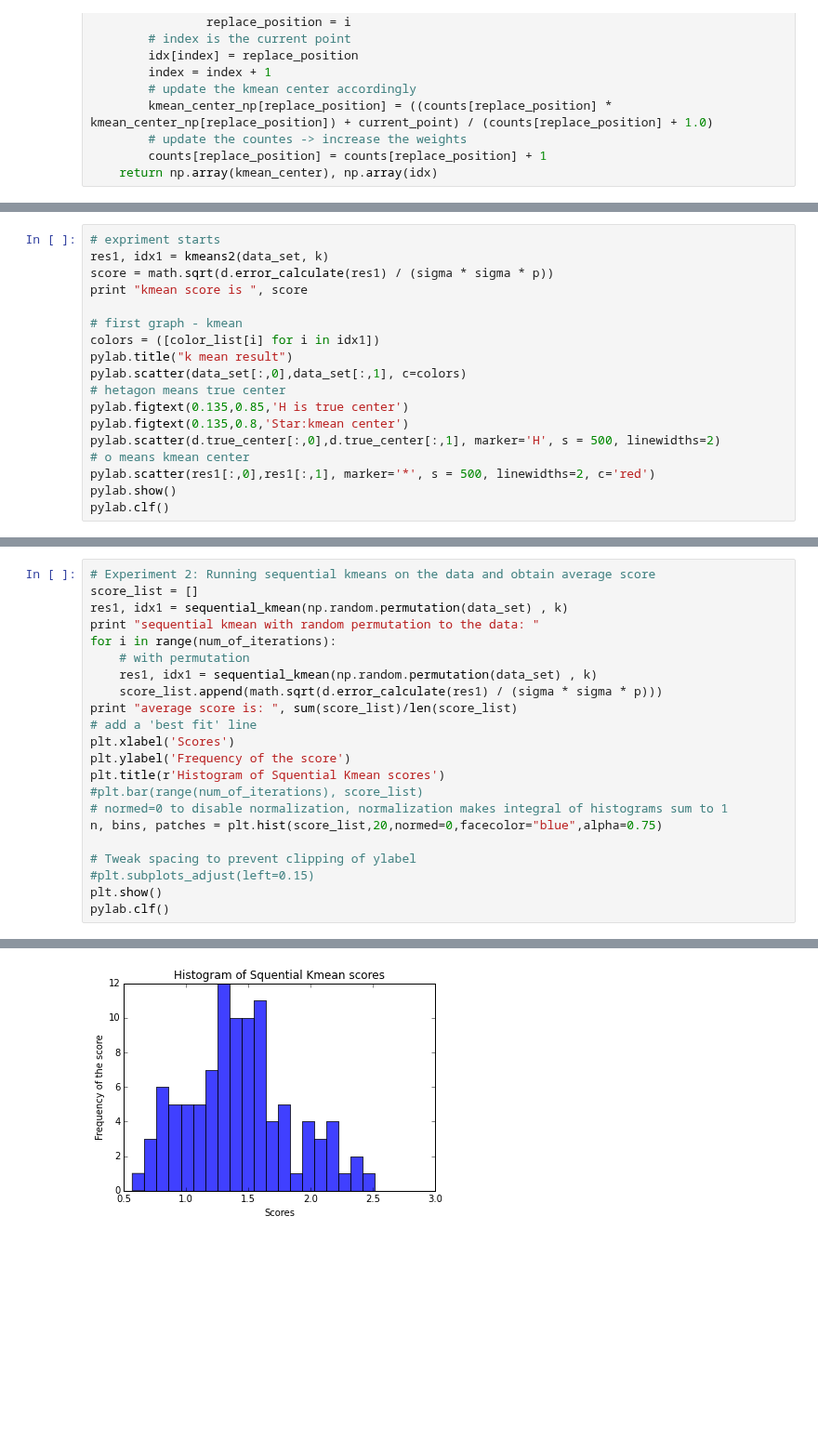
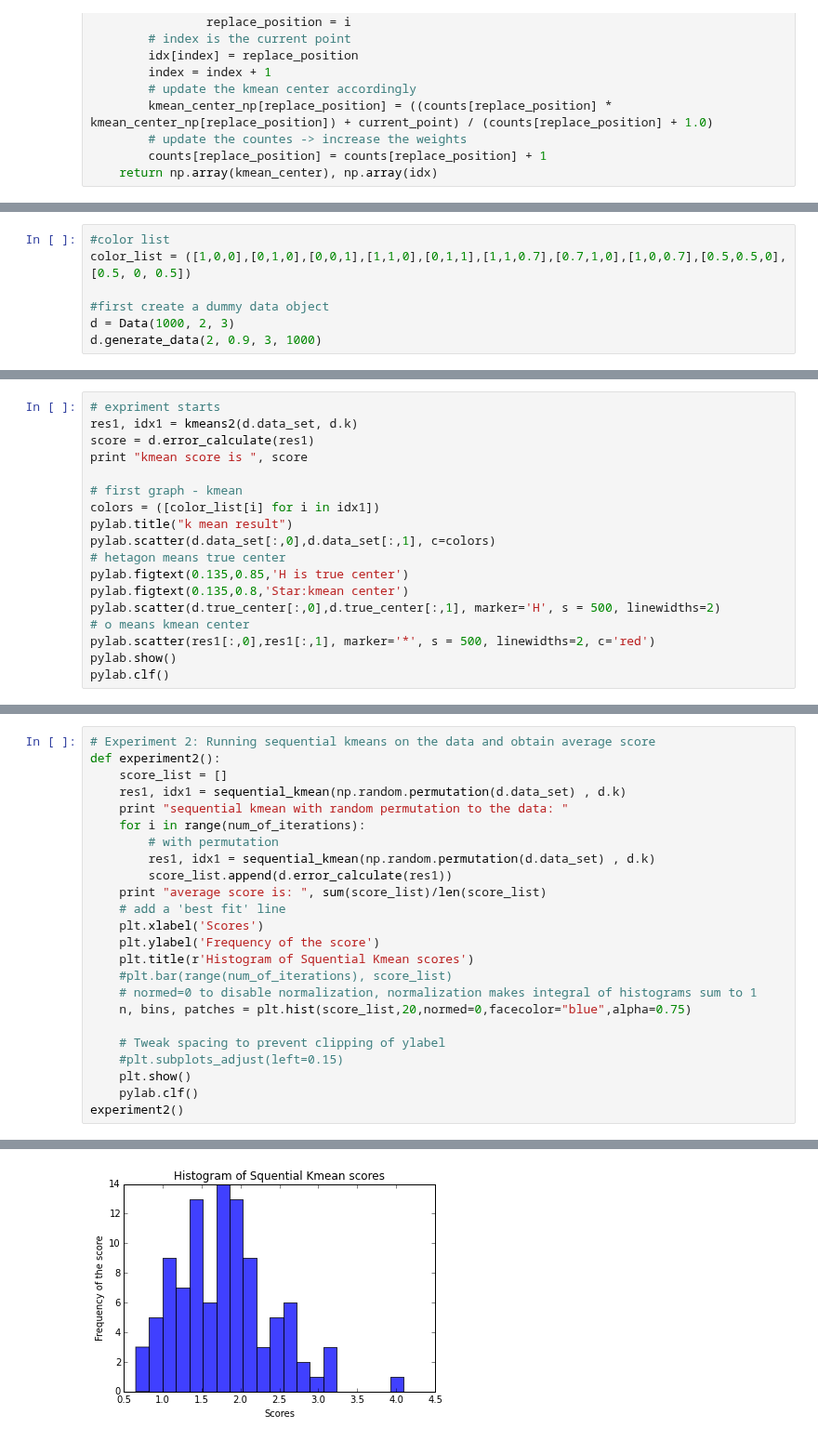
Before and after one commit to RuiqingQiu/K-Mean, a Jupyter notebook: kmeans.ipynb, the cells around one changed output, grey strips where cells are left out. Shown at 93% size. Saved outputs shown, nothing was run; the diff lists cells and outputs as text; blank space fills up the shorter version.

```diff
--- a/kmeans.ipynb
+++ b/kmeans.ipynb
@@ -188,0 +186,7 @@ true center is  [[ 0.25666313 -0.22577341]
+# %%
+#color list
+color_list = ([1,0,0],[0,1,0],[0,0,1],[1,1,0],[0,1,1],[1,1,0.7],[0.7,1,0],[1,0,0.7],[0.5,0.5,0], [0.5, 0, 0.5])
+
+#first create a dummy data object
+d = Data(1000, 2, 3)
+d.generate_data(2, 0.9, 3, 1000)
@@ -202,14 +210,14 @@ pylab.clf()
 <matplotlib.figure.Figure at 0x...>
 # %%
 # expriment starts
-res1, idx1 = kmeans2(data_set, k)
-score = math.sqrt(d.error_calculate(res1) / (sigma * sigma * p))
+res1, idx1 = kmeans2(d.data_set, d.k)
+score = d.error_calculate(res1)
 print "kmean score is ", score
 
 # first graph - kmean
 colors = ([color_list[i] for i in idx1])
 pylab.title("k mean result")
-pylab.scatter(data_set[:,0],data_set[:,1], c=colors)
+pylab.scatter(d.data_set[:,0],d.data_set[:,1], c=colors)
 # hetagon means true center
 pylab.figtext(0.135,0.85,'H is true center')
 pylab.figtext(0.135,0.8,'Star:kmean center')
@@ -268,25 +278,27 @@ average score is:  0.598048374445
 <matplotlib.figure.Figure at 0x...>
 # %%
 # Experiment 2: Running sequential kmeans on the data and obtain average score
-score_list = []
-res1, idx1 = sequential_kmean(np.random.permutation(data_set) , k)
-print "sequential kmean with random permutation to the data: "
-for i in range(num_of_iterations):
-    # with permutation
-    res1, idx1 = sequential_kmean(np.random.permutation(data_set) , k)
-    score_list.append(math.sqrt(d.error_calculate(res1) / (sigma * sigma * p)))
-print "average score is: ", sum(score_list)/len(score_list)
-# add a 'best fit' line
-plt.xlabel('Scores')
-plt.ylabel('Frequency of the score')
-plt.title(r'Histogram of Squential Kmean scores')
-#plt.bar(range(num_of_iterations), score_list)
-# normed=0 to disable normalization, normalization makes integral of histograms sum to 1
-n, bins, patches = plt.hist(score_list,20,normed=0,facecolor="blue",alpha=0.75)
+def experiment2():
+    score_list = []
+    res1, idx1 = sequential_kmean(np.random.permutation(d.data_set) , d.k)
+    print "sequential kmean with random permutation to the data: "
+    for i in range(num_of_iterations):
+        # with permutation
+        res1, idx1 = sequential_kmean(np.random.permutation(d.data_set) , d.k)
+        score_list.append(d.error_calculate(res1))
+    print "average score is: ", sum(score_list)/len(score_list)
+    # add a 'best fit' line
+    plt.xlabel('Scores')
+    plt.ylabel('Frequency of the score')
+    plt.title(r'Histogram of Squential Kmean scores')
+    #plt.bar(range(num_of_iterations), score_list)
+    # normed=0 to disable normalization, normalization makes integral of histograms sum to 1
+    n, bins, patches = plt.hist(score_list,20,normed=0,facecolor="blue",alpha=0.75)
 
-# Tweak spacing to prevent clipping of ylabel
-#plt.subplots_adjust(left=0.15)
-plt.show()
-pylab.clf()
+    # Tweak spacing to prevent clipping of ylabel
+    #plt.subplots_adjust(left=0.15)
+    plt.show()
+    pylab.clf()
+experiment2()
 # %% [output]
 sequential kmean with random permutation to the data:
@@ -294,4 +306,4 @@ average score is:  1.42881427619
-[figure, old version]
+[figure, new version]
 <matplotlib.figure.Figure at 0x...>
 # %%
 # Experiment 3: Adding some easy points to the list to teach the sequential kmean
```
Also changed, not shown: parts of 11 cells of this notebook.
